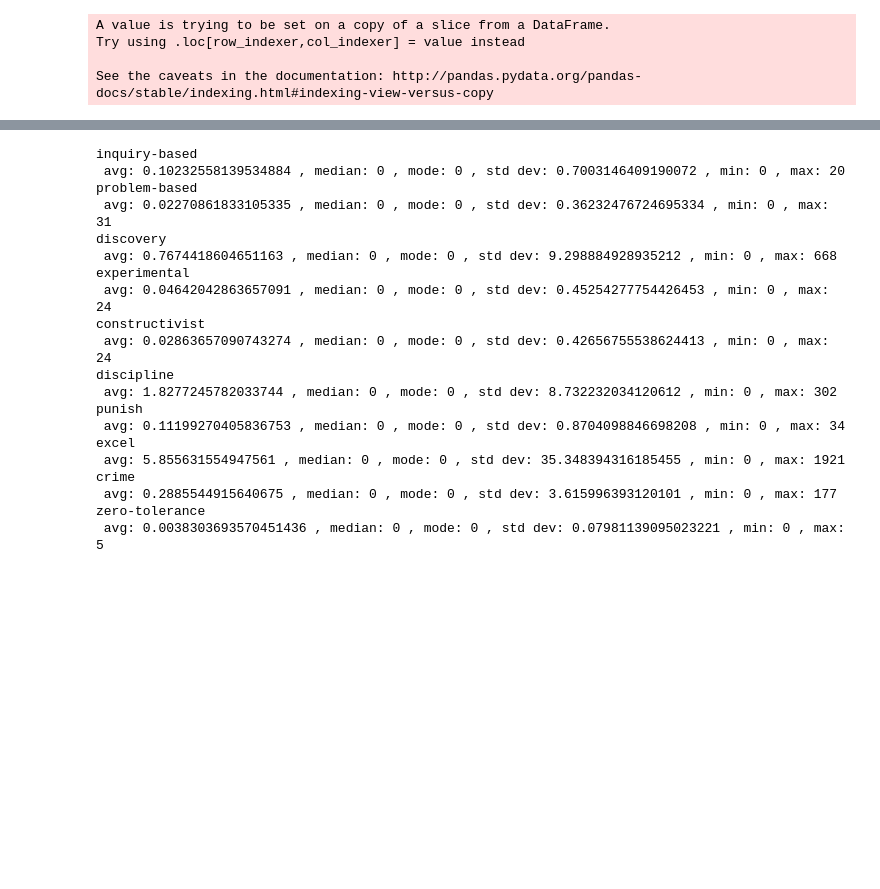
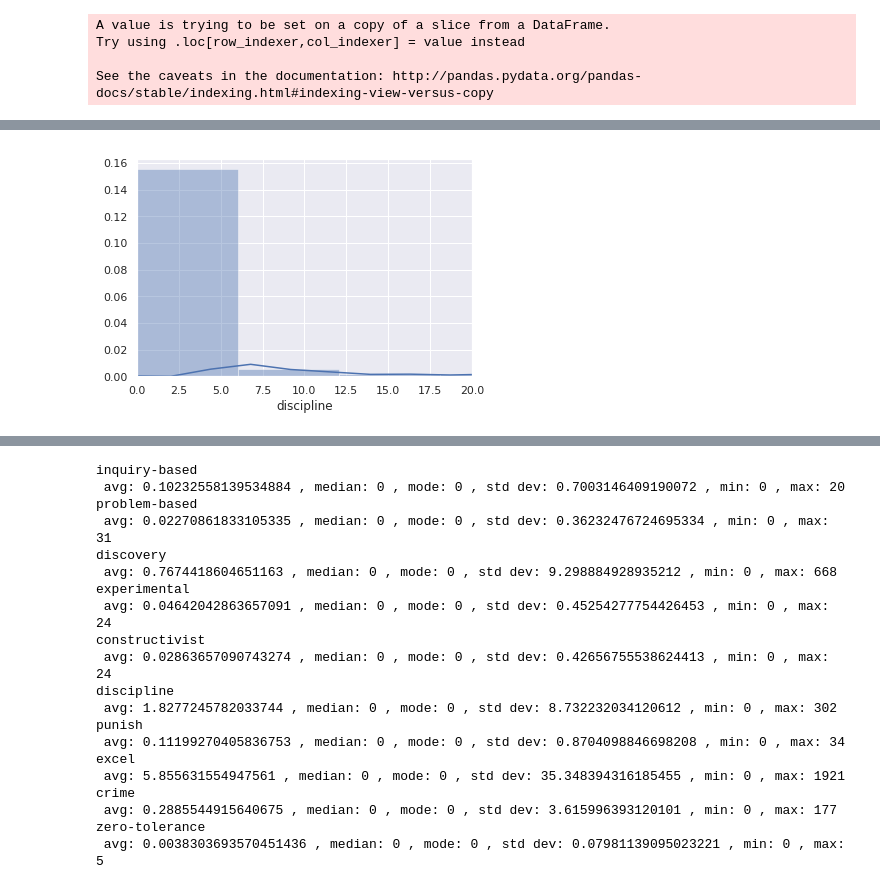
Before and after one commit to comp-strat/text_analysis, a Jupyter notebook: models/word_embeddings_k.ipynb, the cells around one changed output, grey strips where cells are left out. Cells and saved outputs as stored; diff of their text form; code cells hidden in the pictures; blank space fills up the shorter version.

```diff
--- a/models/word_embeddings_k.ipynb
+++ b/models/word_embeddings_k.ipynb
@@ -705,0 +802,7 @@ stats_df
+# %%
+sns.set()
+plt.xlim(0, 20)
+
+sns.distplot(stats_df['discipline']);
+# %% [output]
+[figure, added]
```
Also changed, not shown: parts of 29 cells of this notebook.
